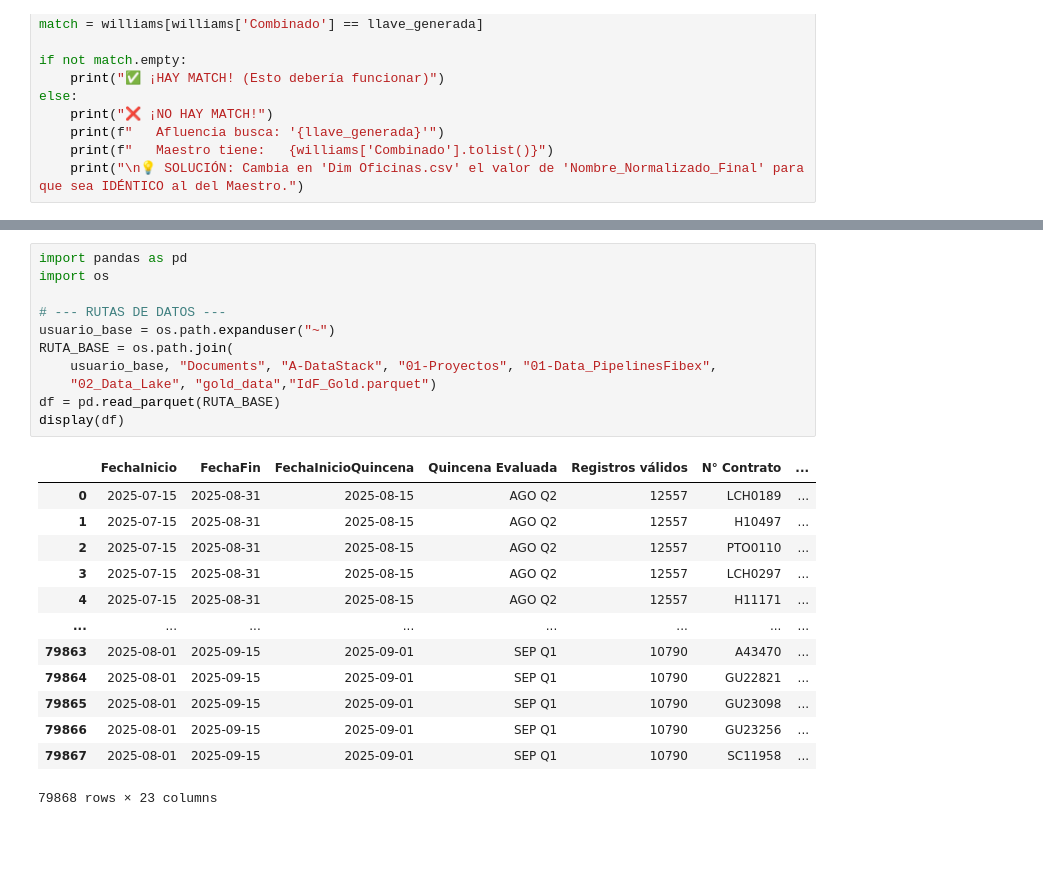
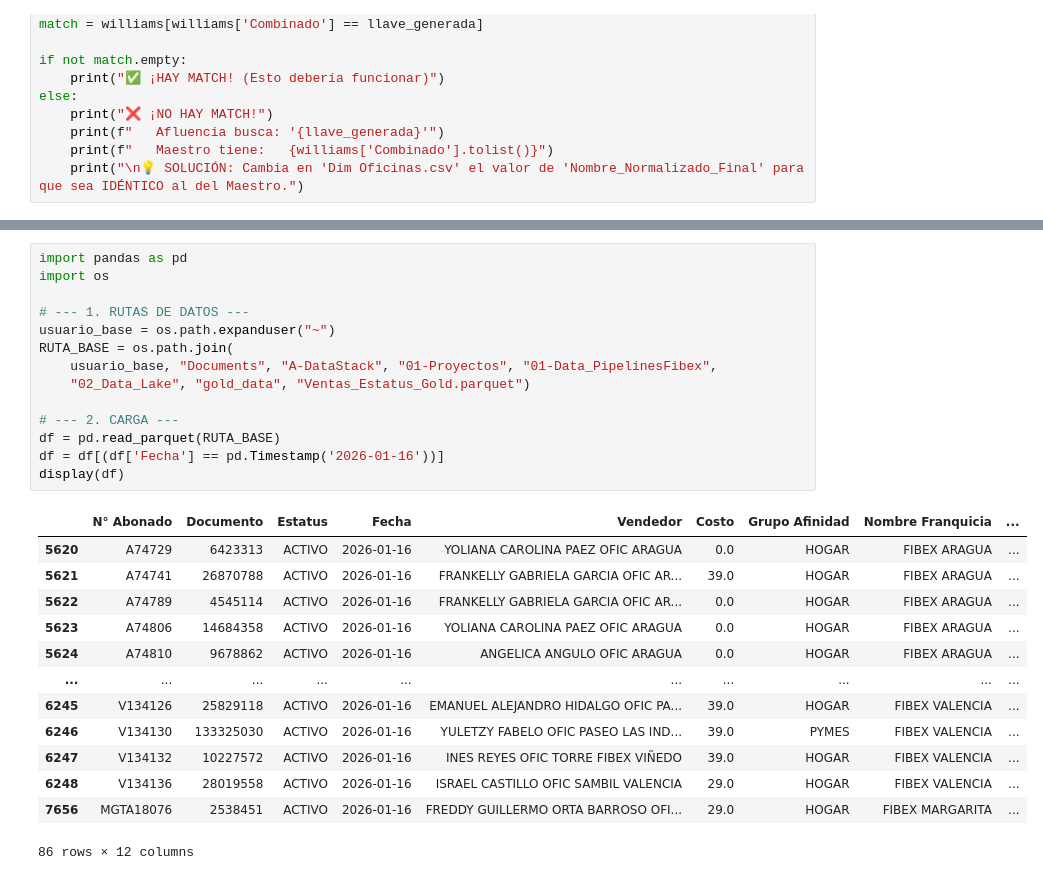
Before and after one commit to Artur030610/Data-Automated-Pipeline-Telecom, a Jupyter notebook: Ver_data.ipynb, the cells around one changed output, grey strips where cells are left out. Drawn from its saved outputs; the diff is of its cells as text; blank space fills up the shorter version.

```diff
--- a/Ver_data.ipynb
+++ b/Ver_data.ipynb
@@ -414,25 +443,28 @@ else:
 # %%
 import pandas as pd
 import os
 
-# --- RUTAS DE DATOS ---
+# --- 1. RUTAS DE DATOS ---
 usuario_base = os.path.expanduser("~")
 RUTA_BASE = os.path.join(
     usuario_base, "Documents", "A-DataStack", "01-Proyectos", "01-Data_PipelinesFibex",
-    "02_Data_Lake", "gold_data","IdF_Gold.parquet")
+    "02_Data_Lake", "gold_data", "Ventas_Estatus_Gold.parquet")
+
+# --- 2. CARGA ---
 df = pd.read_parquet(RUTA_BASE)
+df = df[(df['Fecha'] == pd.Timestamp('2026-01-16'))]
 display(df)
 # %% [output]
-|  | FechaInicio | FechaFin | FechaInicioQuincena | Quincena Evaluada | Registros válidos | N° Contrato | ... |
-| 0 | 2025-07-15 | 2025-08-31 | 2025-08-15 | AGO Q2 | 12557 | LCH0189 | ... |
-| 1 | 2025-07-15 | 2025-08-31 | 2025-08-15 | AGO Q2 | 12557 | H10497 | ... |
-| 2 | 2025-07-15 | 2025-08-31 | 2025-08-15 | AGO Q2 | 12557 | PTO0110 | ... |
-| 3 | 2025-07-15 | 2025-08-31 | 2025-08-15 | AGO Q2 | 12557 | LCH0297 | ... |
-| 4 | 2025-07-15 | 2025-08-31 | 2025-08-15 | AGO Q2 | 12557 | H11171 | ... |
-| ... | ... | ... | ... | ... | ... | ... | ... |
-| 79863 | 2025-08-01 | 2025-09-15 | 2025-09-01 | SEP Q1 | 10790 | A43470 | ... |
-| 79864 | 2025-08-01 | 2025-09-15 | 2025-09-01 | SEP Q1 | 10790 | GU22821 | ... |
-| 79865 | 2025-08-01 | 2025-09-15 | 2025-09-01 | SEP Q1 | 10790 | GU23098 | ... |
-| 79866 | 2025-08-01 | 2025-09-15 | 2025-09-01 | SEP Q1 | 10790 | GU23256 | ... |
-| 79867 | 2025-08-01 | 2025-09-15 | 2025-09-01 | SEP Q1 | 10790 | SC11958 | ... |
+|  | N° Abonado | Documento | Estatus | Fecha | Vendedor | Costo | Grupo Afinidad | Nombre Franquicia | ... |
+| 5620 | A74729 | 6423313 | ACTIVO | 2026-01-16 | YOLIANA CAROLINA PAEZ OFIC ARAGUA | 0.0 | HOGAR | FIBEX ARAGUA | ... |
+| 5621 | A74741 | 26870788 | ACTIVO | 2026-01-16 | FRANKELLY GABRIELA GARCIA OFIC AR... | 39.0 | HOGAR | FIBEX ARAGUA | ... |
+| 5622 | A74789 | 4545114 | ACTIVO | 2026-01-16 | FRANKELLY GABRIELA GARCIA OFIC AR... | 0.0 | HOGAR | FIBEX ARAGUA | ... |
+| 5623 | A74806 | 14684358 | ACTIVO | 2026-01-16 | YOLIANA CAROLINA PAEZ OFIC ARAGUA | 0.0 | HOGAR | FIBEX ARAGUA | ... |
+| 5624 | A74810 | 9678862 | ACTIVO | 2026-01-16 | ANGELICA ANGULO OFIC ARAGUA | 0.0 | HOGAR | FIBEX ARAGUA | ... |
+| ... | ... | ... | ... | ... | ... | ... | ... | ... | ... |
+| 6245 | V134126 | 25829118 | ACTIVO | 2026-01-16 | EMANUEL ALEJANDRO HIDALGO OFIC PA... | 39.0 | HOGAR | FIBEX VALENCIA | ... |
+| 6246 | V134130 | 133325030 | ACTIVO | 2026-01-16 | YULETZY FABELO OFIC PASEO LAS IND... | 39.0 | PYMES | FIBEX VALENCIA | ... |
+| 6247 | V134132 | 10227572 | ACTIVO | 2026-01-16 | INES REYES OFIC TORRE FIBEX VIÑEDO | 39.0 | HOGAR | FIBEX VALENCIA | ... |
+| 6248 | V134136 | 28019558 | ACTIVO | 2026-01-16 | ISRAEL CASTILLO OFIC SAMBIL VALENCIA | 29.0 | HOGAR | FIBEX VALENCIA | ... |
+| 7656 | MGTA18076 | 2538451 | ACTIVO | 2026-01-16 | FREDDY GUILLERMO ORTA BARROSO OFI... | 29.0 | HOGAR | FIBEX MARGARITA | ... |
-79868 rows × 23 columns
+86 rows × 12 columns
```
Also changed, not shown: parts of 4 cells of this notebook, 7 other files.
